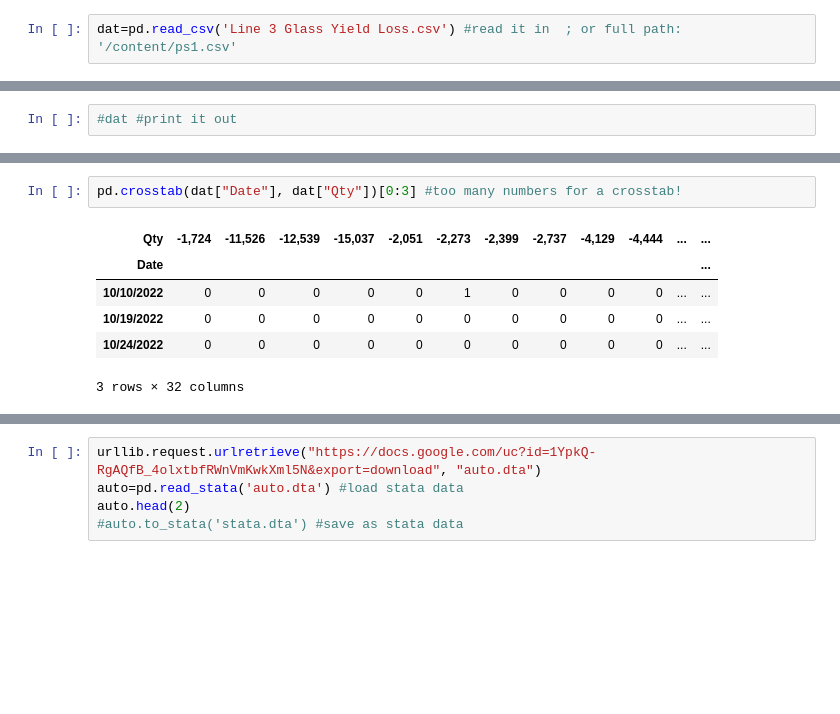
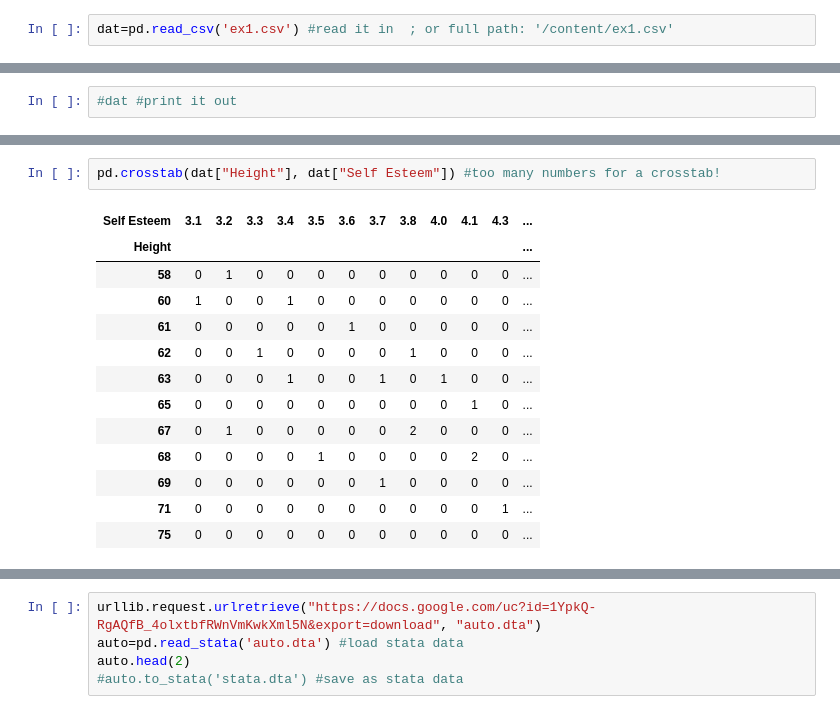
Before and after one commit to khagerthey/VIS1, a Jupyter notebook: all.ipynb, the cells around one changed output, grey strips where cells are left out. Saved outputs shown, nothing was run; the diff lists cells and outputs as text; blank space fills up the shorter version.

```diff
--- a/all.ipynb
+++ b/all.ipynb
@@ -131,2 +104,2 @@ os.listdir() #compare to clicking on the left the folder icon #dir
 # %%
-dat=pd.read_csv('Line 3 Glass Yield Loss.csv') #read it in  ; or full path: '/content/ps1.csv'
+dat=pd.read_csv('ex1.csv') #read it in  ; or full path: '/content/ex1.csv'
@@ -224,9 +174,16 @@ Text(0, 0.5, 'Order')
 # %%
-pd.crosstab(dat["Date"], dat["Qty"])[0:3] #too many numbers for a crosstab!
+pd.crosstab(dat["Height"], dat["Self Esteem"]) #too many numbers for a crosstab!
 # %% [output]
-| Qty | -1,724 | -11,526 | -12,539 | -15,037 | -2,051 | -2,273 | -2,399 | -2,737 | -4,129 | -4,444 | ... | ... |
-| Date |  |  |  |  |  |  |  |  |  |  |  | ... |
-| 10/10/2022 | 0 | 0 | 0 | 0 | 0 | 1 | 0 | 0 | 0 | 0 | ... | ... |
-| 10/19/2022 | 0 | 0 | 0 | 0 | 0 | 0 | 0 | 0 | 0 | 0 | ... | ... |
-| 10/24/2022 | 0 | 0 | 0 | 0 | 0 | 0 | 0 | 0 | 0 | 0 | ... | ... |
+| Self Esteem | 3.1 | 3.2 | 3.3 | 3.4 | 3.5 | 3.6 | 3.7 | 3.8 | 4.0 | 4.1 | 4.3 | ... |
+| Height |  |  |  |  |  |  |  |  |  |  |  | ... |
+| 58 | 0 | 1 | 0 | 0 | 0 | 0 | 0 | 0 | 0 | 0 | 0 | ... |
+| 60 | 1 | 0 | 0 | 1 | 0 | 0 | 0 | 0 | 0 | 0 | 0 | ... |
+| 61 | 0 | 0 | 0 | 0 | 0 | 1 | 0 | 0 | 0 | 0 | 0 | ... |
+| 62 | 0 | 0 | 1 | 0 | 0 | 0 | 0 | 1 | 0 | 0 | 0 | ... |
+| 63 | 0 | 0 | 0 | 1 | 0 | 0 | 1 | 0 | 1 | 0 | 0 | ... |
+| 65 | 0 | 0 | 0 | 0 | 0 | 0 | 0 | 0 | 0 | 1 | 0 | ... |
+| 67 | 0 | 1 | 0 | 0 | 0 | 0 | 0 | 2 | 0 | 0 | 0 | ... |
+| 68 | 0 | 0 | 0 | 0 | 1 | 0 | 0 | 0 | 0 | 2 | 0 | ... |
+| 69 | 0 | 0 | 0 | 0 | 0 | 0 | 1 | 0 | 0 | 0 | 0 | ... |
+| 71 | 0 | 0 | 0 | 0 | 0 | 0 | 0 | 0 | 0 | 0 | 1 | ... |
+| 75 | 0 | 0 | 0 | 0 | 0 | 0 | 0 | 0 | 0 | 0 | 0 | ... |
-3 rows × 32 columns
```
Also changed, not shown: parts of 45 cells of this notebook.
